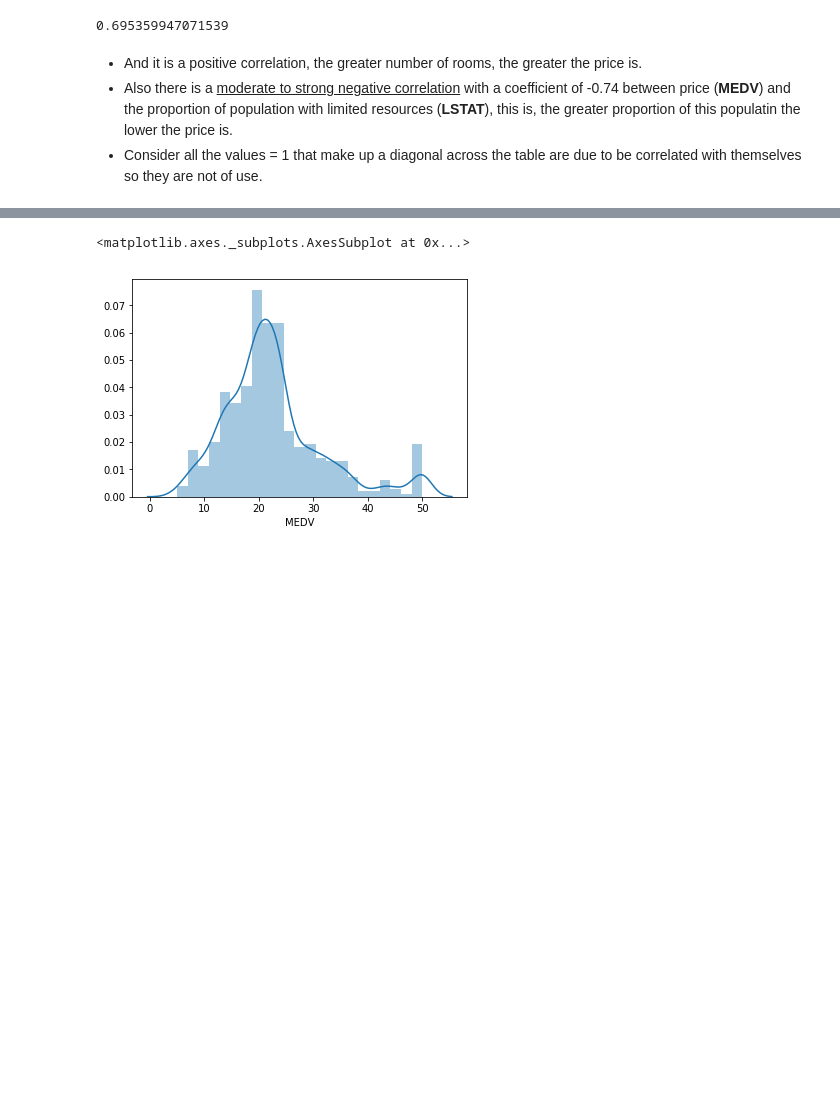
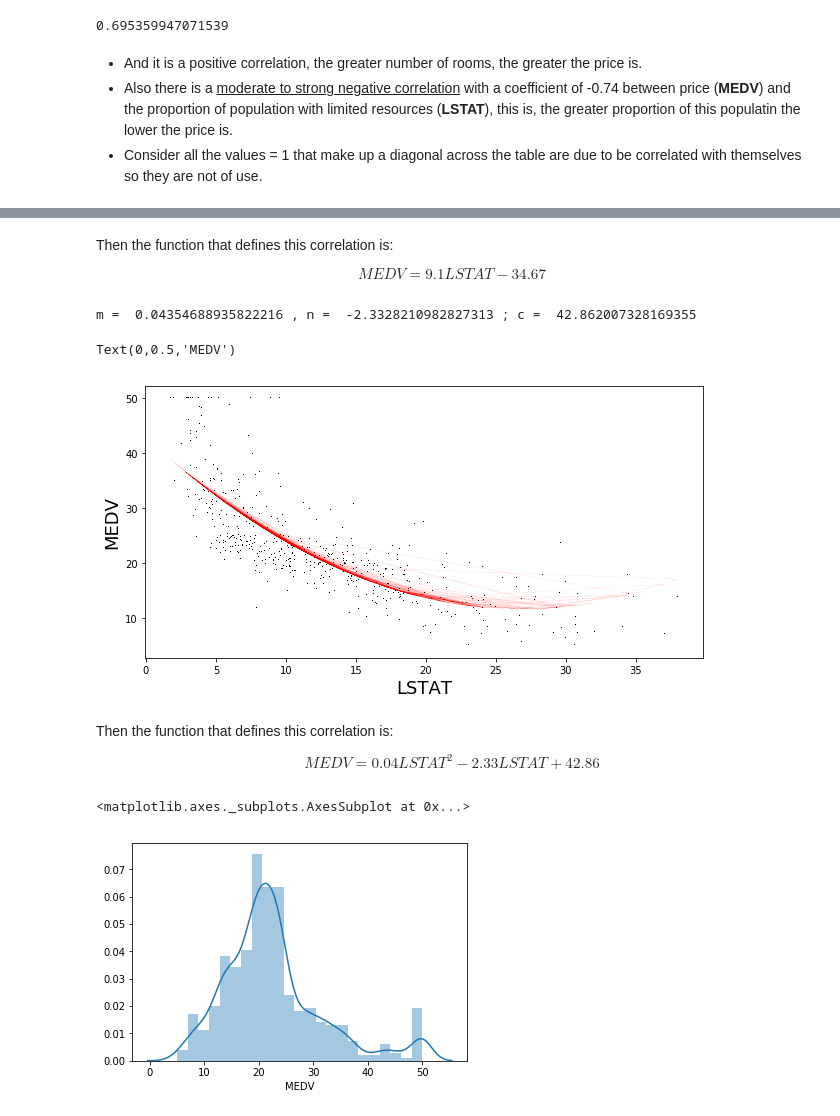
Before and after one commit to Carloselrecharlie/Boston_House_Prices_Analysis, a Jupyter notebook: Analysis of Boston House Prices dataset.ipynb, the cells around one changed output, grey strips where cells are left out. Drawn from its saved outputs; the diff is of its cells as text; code cells hidden in the pictures; blank space fills up the shorter version.

```diff
--- a/Analysis of Boston House Prices dataset.ipynb
+++ b/Analysis of Boston House Prices dataset.ipynb
@@ -120,3 +135,22 @@ bhp['RM'].corr(bhp['MEDV'])
+# %% [markdown]
+Then the function that defines this correlation is:
+
+$$ MEDV = 9.1 LSTAT - 34.67 $$
+# %%
+plt.plot(bhp['LSTAT'],bhp['MEDV'], 'k,')
+m, n, c = np.polyfit(bhp['LSTAT'], bhp['MEDV'], 2)
+print('m = ', m, ', n = ', n, '; c = ', c)
+plt.plot(bhp['LSTAT'], m*bhp['LSTAT']**2 + n * bhp['LSTAT'] + c, 'r-', linewidth=0.05)
+plt.xlabel('LSTAT', fontsize=18)
+plt.ylabel('MEDV', fontsize=18)
+# %% [output]
+m =  0.04354688935822216 , n =  -2.3328210982827313 ; c =  42.862007328169355
+Text(0,0.5,'MEDV')
+[figure, added]
+# %% [markdown]
+Then the function that defines this correlation is:
+
+$$ MEDV = 0.04 LSTAT^2 -2.33 LSTAT + 42.86 $$
 # %%
 # Chart of the price attribute
 sns.distplot(bhp['MEDV'])
```
Also changed, not shown: parts of 2 cells of this notebook.
